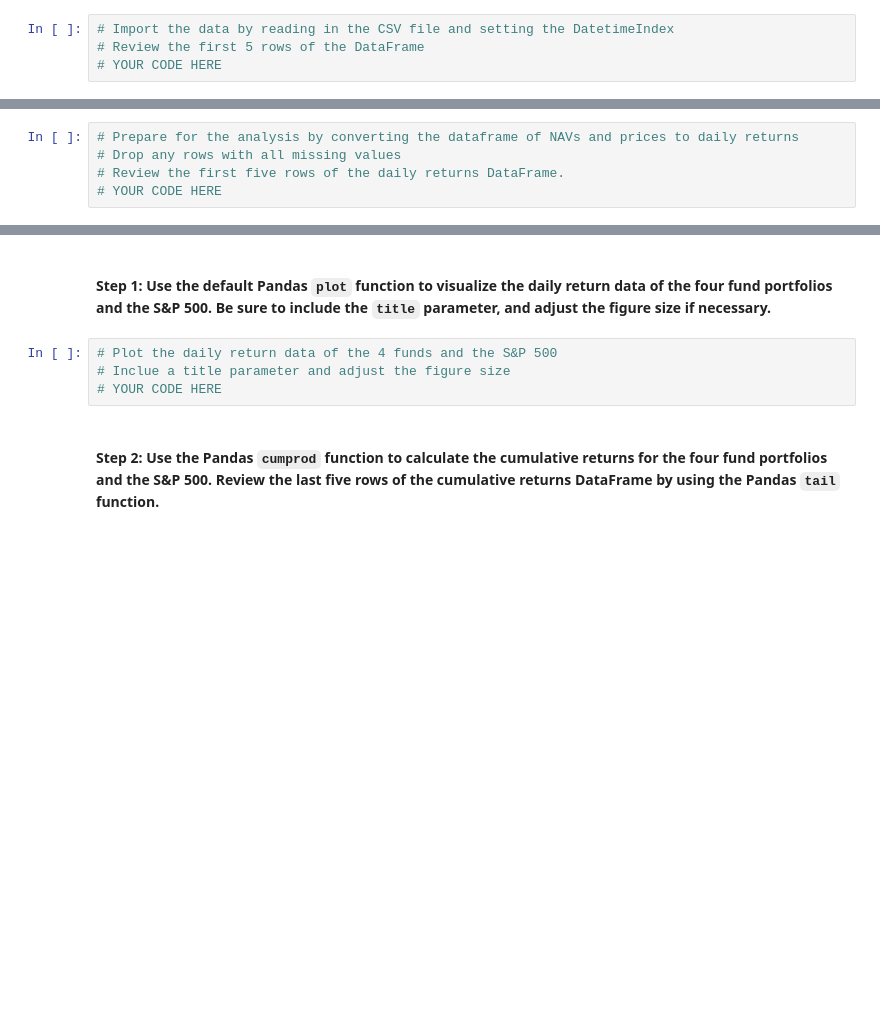
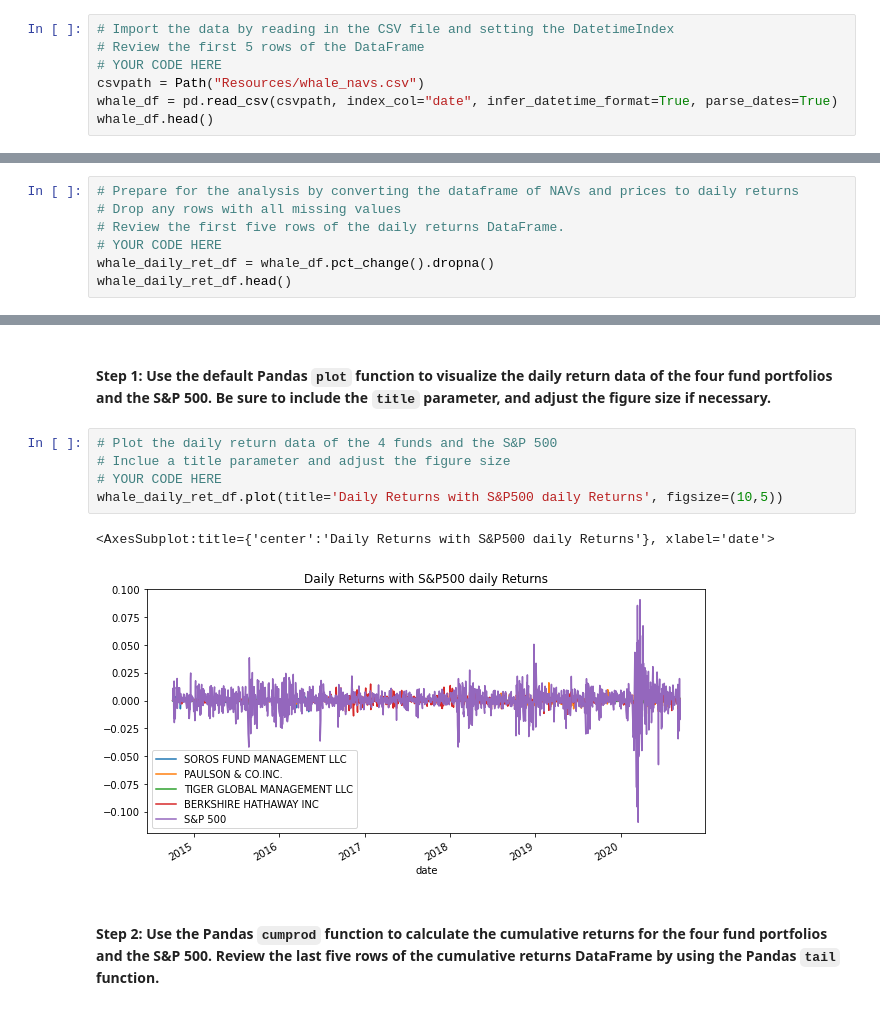
Before and after one commit to GrigoryTimofeev/GitHub_Upload_04, a Jupyter notebook: risk_return_analysis.ipynb, the cells around one changed output, grey strips where cells are left out. Saved outputs shown, nothing was run; the diff lists cells and outputs as text; blank space fills up the shorter version.

```diff
--- a/risk_return_analysis.ipynb
+++ b/risk_return_analysis.ipynb
@@ -111,3 +111,6 @@ from pathlib import Path
 # Import the data by reading in the CSV file and setting the DatetimeIndex
 # Review the first 5 rows of the DataFrame
 # YOUR CODE HERE
+csvpath = Path("Resources/whale_navs.csv")
+whale_df = pd.read_csv(csvpath, index_col="date", infer_datetime_format=True, parse_dates=True)
+whale_df.head()
@@ -118,3 +129,5 @@ from pathlib import Path
 # Drop any rows with all missing values
 # Review the first five rows of the daily returns DataFrame.
 # YOUR CODE HERE
+whale_daily_ret_df = whale_df.pct_change().dropna()
+whale_daily_ret_df.head()
@@ -133,7 +154,11 @@ Analyze the data to determine if any of the portfolios outperform the broader st
 # %%
 # Plot the daily return data of the 4 funds and the S&P 500
 # Inclue a title parameter and adjust the figure size
 # YOUR CODE HERE
+whale_daily_ret_df.plot(title='Daily Returns with S&P500 daily Returns', figsize=(10,5))
+# %% [output]
+<AxesSubplot:title={'center':'Daily Returns with S&P500 daily Returns'}, xlabel='date'>
+[figure, added]
 # %% [markdown]
 #### Step 2: Use the Pandas `cumprod` function to calculate the cumulative returns for the four fund portfolios and the S&P 500. Review the last five rows of the cumulative returns DataFrame by using the Pandas `tail` function.
 # %%
```
Also changed, not shown: parts of 32 cells of this notebook.
